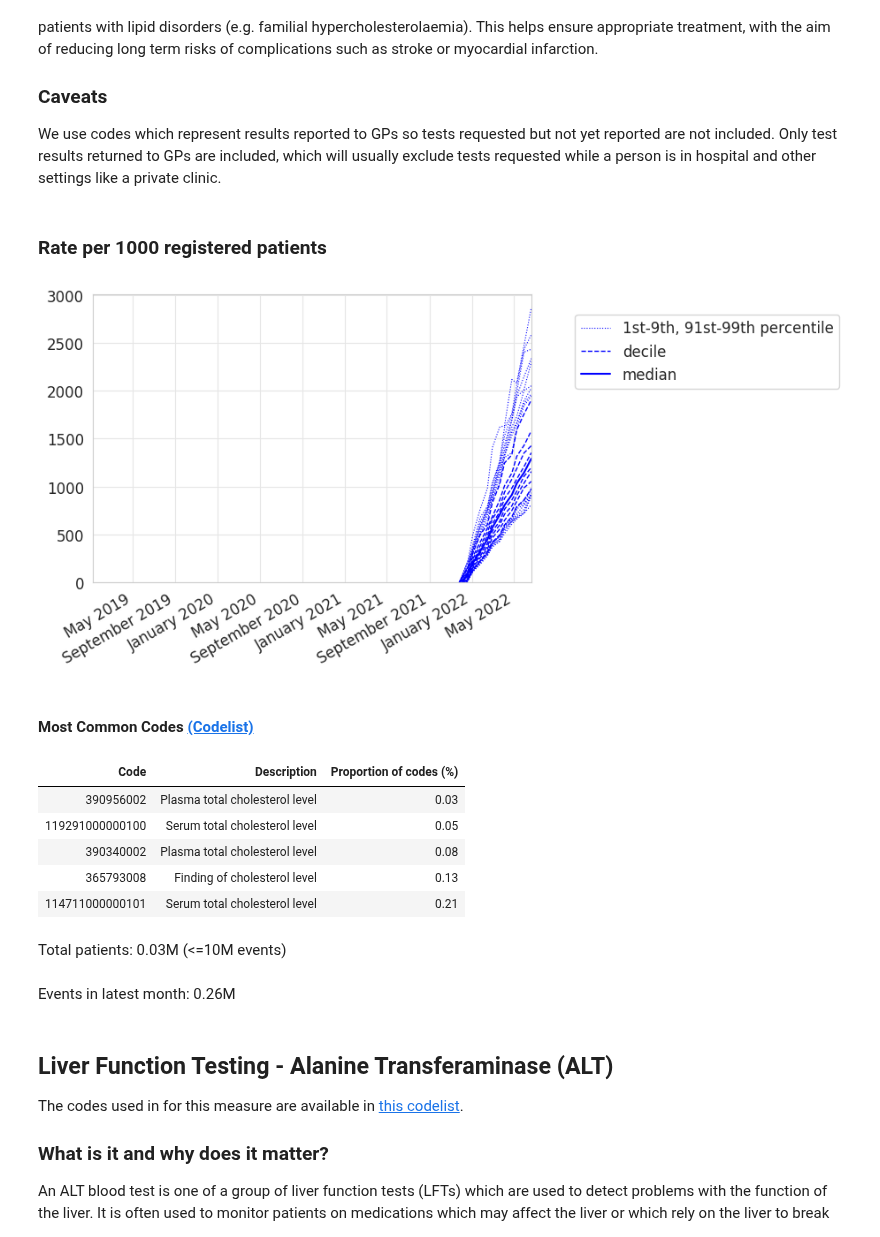
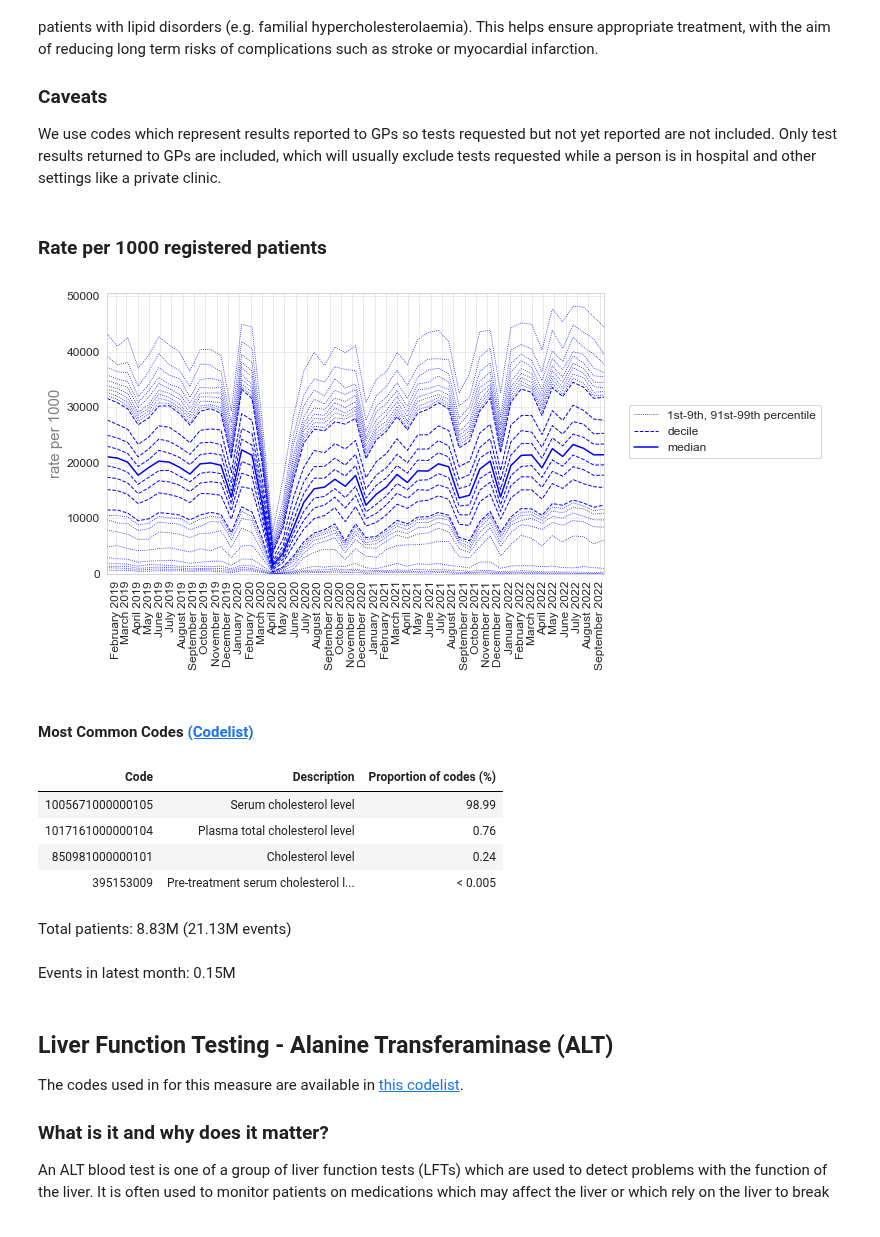
Before and after one commit to opensafely/SRO-Measures, a Jupyter notebook: analysis/sentinel_measures_updating.ipynb, the cells around one changed output. Saved outputs shown, nothing was run; the diff lists cells and outputs as text; code cells hidden in the pictures.

```diff
--- a/analysis/sentinel_measures_updating.ipynb
+++ b/analysis/sentinel_measures_updating.ipynb
@@ -116,19 +240,18 @@ A commonly-used blood test used as part of a routine cardiovascular disease 10 y
 
 We use codes which represent results reported to GPs so tests requested but not yet reported are not included. Only test results returned to GPs are included, which will usually exclude tests requested while a person is in hospital and other settings like a private clinic.
 # %%
-generate_sentinel_measure('cholesterol')
+generate_sentinel_measure('cholesterol', 'backend_outputs/tpp')
 # %% [output]
 ### Rate per 1000 registered patients
-[figure, old version]
+[figure, new version]
 #### Most Common Codes <a href=https://www.opencodelists.org/codelist/opensafely/cholesterol-tests/09896c09/>(Codelist)</a>
 | Code | Description | Proportion of codes (%) |
-| 390956002 | Plasma total cholesterol level | 0.03 |
-| 119291000000100 | Serum total cholesterol level | 0.05 |
-| 390340002 | Plasma total cholesterol level | 0.08 |
-| 365793008 | Finding of cholesterol level | 0.13 |
-| 114711000000101 | Serum total cholesterol level | 0.21 |
+| 1005671000000105 | Serum cholesterol level | 98.99 |
+| 1017161000000104 | Plasma total cholesterol level | 0.76 |
+| 850981000000101 | Cholesterol level | 0.24 |
+| 395153009 | Pre-treatment serum cholesterol l... | < 0.005 |
-Total patients: 0.03M (<=10M events)
+Total patients: 8.83M (21.13M events)
-Events in latest month: 0.26M
+Events in latest month: 0.15M
 # %% [markdown]
 <a id="ALT"></a>
 ## Liver Function Testing - Alanine Transferaminase (ALT)
```
Also changed, not shown: parts of 12 cells of this notebook, 1 other file.
